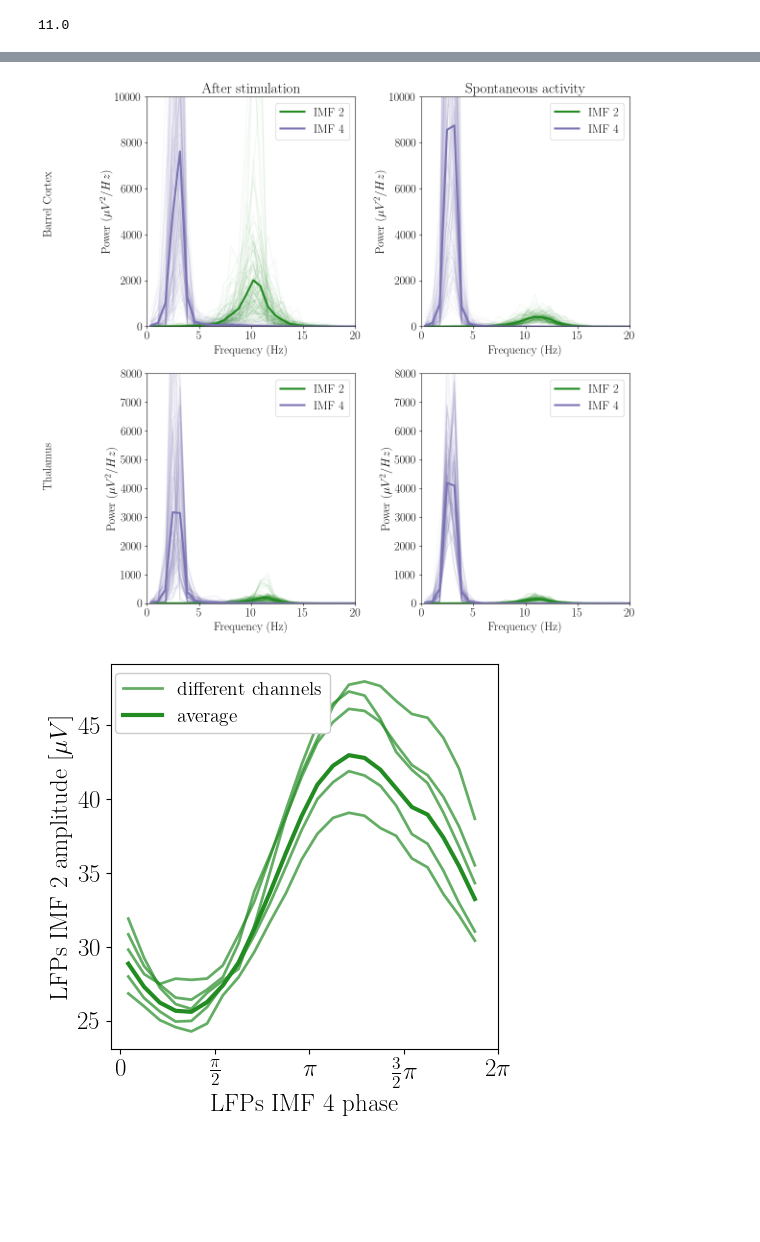
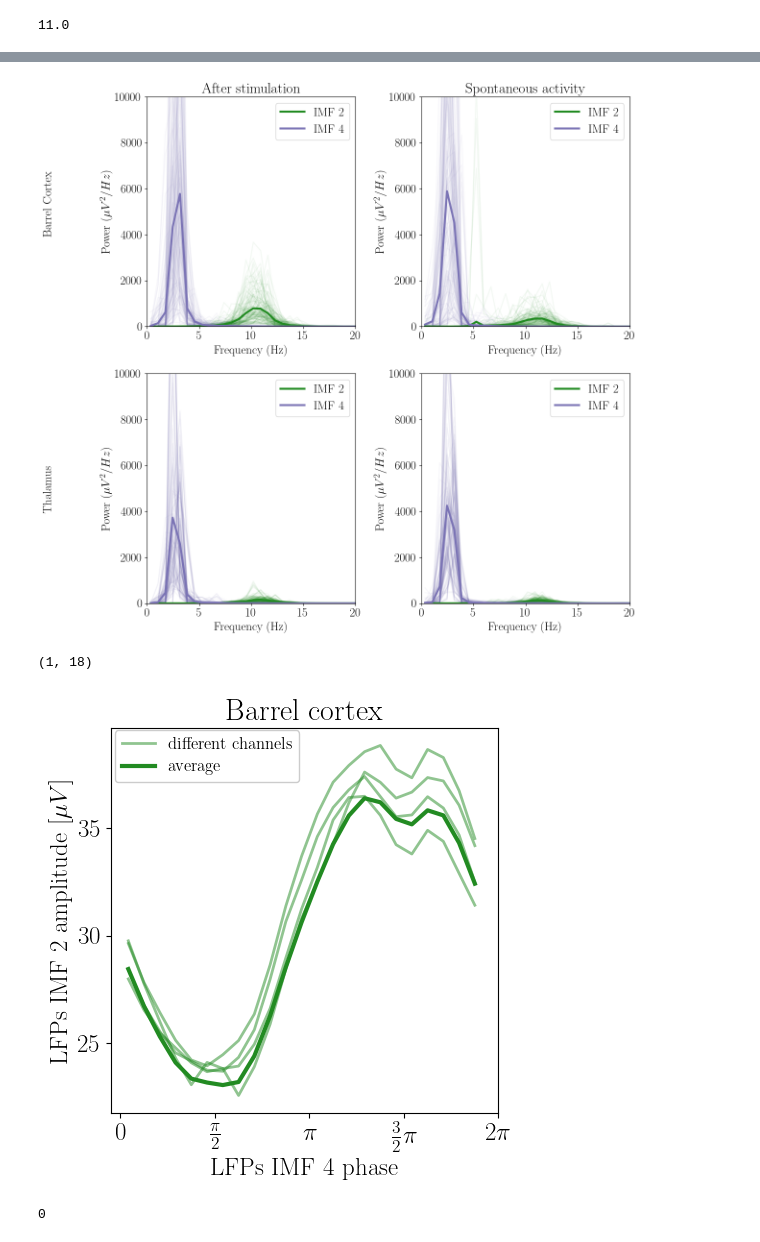
Before and after one commit to benedetta-mariani/Marianietal2026-PlosCompBio, a Jupyter notebook: Figure 2.ipynb, the cells around one changed output, grey strips where cells are left out. Drawn from its saved outputs; the diff is of its cells as text; code cells hidden in the pictures; blank space fills up the shorter version.

Commit message:
Figure 4

```diff
--- a/Figure 2.ipynb
+++ b/Figure 2.ipynb
@@ -79,7 +94,7 @@ def epoch_signal(sig, indexes, fs, pre_sec=1, post_sec=5, nchan=30):
 # Main processing
 # =========================
 
-def process_file(filepath, thalamus=True, fs=25000):
+def process_file(filepath, thalamus=True, fs=25000,pre_sec=1, post_sec=10):
 
     print(os.getcwd(), filepath)
 
@@ -101,7 +116,7 @@ def process_file(filepath, thalamus=True, fs=25000):
     sig = filter_pipeline(data, fs, thalamus=thalamus)
     del data
     nchan = 30 if thalamus else 27
-    lfpTrials = epoch_signal(sig, indexes, fs, nchan=nchan, pre_sec=1, post_sec=10)
+    lfpTrials = epoch_signal(sig, indexes, fs, nchan=nchan, pre_sec=pre_sec, post_sec=post_sec)
 
     if thalamus:
         lfpTrials = np.delete(lfpTrials, [12,13,14,15,16,17,18,19], axis=1)
@@ -122,12 +137,11 @@ def run_analysis(nrat=0, start=0, thalamus=True):
     if file == "Figs":
         return None
 
-    lfpTrials = process_file(file, thalamus=thalamus)
+    lfpTrials = process_file(file, thalamus=thalamus, pre_sec=1, post_sec=10)
 
     return lfpTrials
 
 
-
-
-lfpTrials = run_analysis(nrat=0, start=0, thalamus=True)
+rat =1
+lfpTrials = run_analysis(nrat=rat, start=3, thalamus=True)
 # %% [output]
@@ -171,7 +199,8 @@ from scipy import signal
 fac = 10
 final_r = []
 sample_rate=int(25000/fac)
-start_rest, end_rest = 5,11
+start_rest, end_rest = 4, 6
+#6,8
 for ch in [15,16,17,18,19]:
     for tr in range(lfpTrials.shape[0]):
         x = downsampled[tr,ch,sample_rate*start_rest:sample_rate*end_rest]
@@ -300,15 +331,15 @@ for i, imf in enumerate(imf_indices):
 
     # ---- Statistics ----
     stat, p = mannwhitneyu(peak_evoked, peak_spont,alternative ='greater')
-
+    print(p)
     # ---- Boxplot ----
     ax[i].boxplot([peak_evoked, peak_spont],
                   labels=['Evoked','Spontaneous'],
                   showfliers=False)
-
+    color = ['forestgreen', cm.get_cmap('Purples')(0.65)]
     # ---- Scatter overlay (better visualization) ----
-    ax[i].scatter(np.ones_like(peak_evoked), peak_evoked, alpha=0.5,color ='forestgreen')
-    ax[i].scatter(np.ones_like(peak_spont)*2, peak_spont, alpha=0.5, color=cm.get_cmap('Purples')(0.65))
+    ax[i].scatter(np.ones_like(peak_evoked), peak_evoked, alpha=0.5,color =color[i])
+    ax[i].scatter(np.ones_like(peak_spont)*2, peak_spont, alpha=0.5, color=color[i])
 
     ax[i].set_title(f"IMF {imf+1}\n " + r"p = $\ll  0$")
     ax[i].set_ylabel("Peak Power ($\mu V^2/Hz$)")
@@ -360,7 +393,6 @@ ax[0,1].set_title('Spontaneous activity')
 
 
 
-
 ff = np.mean(final_th[:,:],0)
 
 ax[1,0].plot(hht_f,final_th[:,:,1].T, color ='forestgreen', alpha = 0.05, );
@@ -373,7 +405,7 @@ ax[1,0].legend()
 ax[1,0].set_xlabel('Frequency (Hz)');
 ax[1,0].set_ylabel(f'Power ($\mu V^2/Hz$)');
 #ax[1,0].set_yscale('log')
-ax[1,0].set_ylim(0,8000)
+ax[1,0].set_ylim(0,10000)
 ax[1,0].set_xlim(0,20)
 
 
@@ -388,7 +420,7 @@ ax[1,1].legend()
 ax[1,1].set_xlabel('Frequency (Hz)');
 ax[1,1].set_ylabel(f'Power ($\mu V^2/Hz$)');
 #plt.yscale('log')
-ax[1,1].set_ylim(0,8000)
+ax[1,1].set_ylim(0,10000)
 ax[1,1].set_xlim(0,20)
 
 
@@ -412,7 +444,7 @@ if annotate:
 
 plt.tight_layout();
 # %% [output]
-[figure, old version]
+[figure, new version]
 # %%
 sample_rate=int(25000/fac)
 import emd
@@ -438,3 +470,7 @@ for ch in channels:
         ia_by_phase2 = ia_by_phase2[~np.isnan(ia_by_phase2)]
         aa.append((ia_by_phase2-np.mean(ia_by_phase2))/np.std(ia_by_phase2))
         aa1.append(ia_by_phase2)
+# %%
+rat, 26-8
+# %% [output]
+(1, 18)
@@ -441,22 +479,30 @@ for ch in channels:
+# %%
+path_figures = 'C:/Users/Benedetta/Desktop/Criticality in barrel cortex/Thalamus/Paper figures'
+path_pac = path_figures + '/pac'
 # %%
 import emd
 from mpl_toolkits.axes_grid1 import make_axes_locatable
 
 fig, ax = plt.subplots(1,1,figsize =(5,5))
 from scipy import ndimage
 
-ax.plot(phase_bins2, np.mean(aa1[20:40],0),color ='forestgreen', lw = 2, alpha = .7);#13
-ax.plot(phase_bins2, np.mean(aa1[40:60],0),color ='forestgreen', lw = 2, alpha =.7);#15
-ax.plot(phase_bins2, np.mean(aa1[60:80],0),color ='forestgreen', lw = 2, alpha = .7);#17
-ax.plot(phase_bins2, np.mean(aa1[80:100],0),color ='forestgreen', lw = 2, alpha = .7);#21
-ax.plot(phase_bins2, np.mean(aa1[100:120],0),color ='forestgreen', lw = 2, alpha = .7, label ='different channels');#24
-
+ax.plot(phase_bins2, np.mean(aa1[20:40],0),color ='forestgreen', lw = 2, alpha = .5);#13
+ax.plot(phase_bins2, np.mean(aa1[40:60],0),color ='forestgreen', lw = 2, alpha =.5);#15
+ax.plot(phase_bins2, np.mean(aa1[60:80],0),color ='forestgreen', lw = 2, alpha = .5);#17
+ax.plot(phase_bins2, np.mean(aa1[80:100],0),color ='forestgreen', lw = 2, alpha = .5, label ='different channels');#21
+#ax.plot(phase_bins2, np.mean(aa1[100:120],0),color ='red', lw = 2, alpha = .7, label ='different channels');#24
 ax.plot(phase_bins2, np.mean(aa1,0),color ='forestgreen', lw = 3, alpha = 1, label = 'average');#24
-
+ax.set_title('Barrel cortex')
 ax.set_xlabel('LFPs IMF 4 phase')
 ax.set_xticks([0,np.pi/2,np.pi,3/2*np.pi, 2*np.pi])
 ax.set_xticklabels(["0",r"$\frac{\pi}{2}$",r"$\pi$",r"$\frac{3}{2}\pi$", r"$2\pi$"])
 ax.set_ylabel(r'LFPs IMF 2 amplitude [$\mu V$]')
-ax.legend(loc= (.01,.82), framealpha = 1, fontsize = 14);
+ax.legend(loc= (.01,.86), framealpha = 1, fontsize = 12);
+label = 'pc' #maxtor
+plt.savefig(path_pac + '/' + f'pac_{rat}_{label}', dpi = 300, bbox_inches ='tight')
 # %% [output]
-[figure, old version]
+[figure, new version]
+# %%
+rat
+# %% [output]
+0
```
Also changed, not shown: parts of 14 cells of this notebook.
